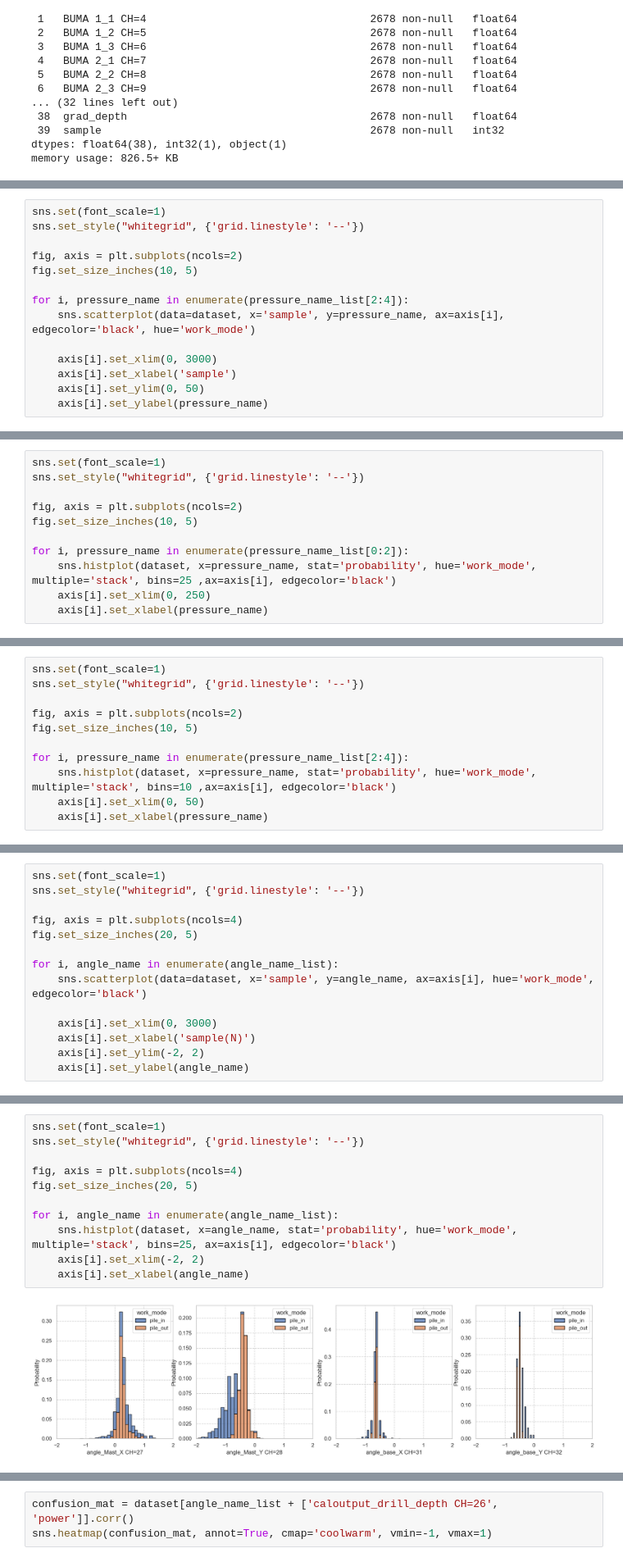
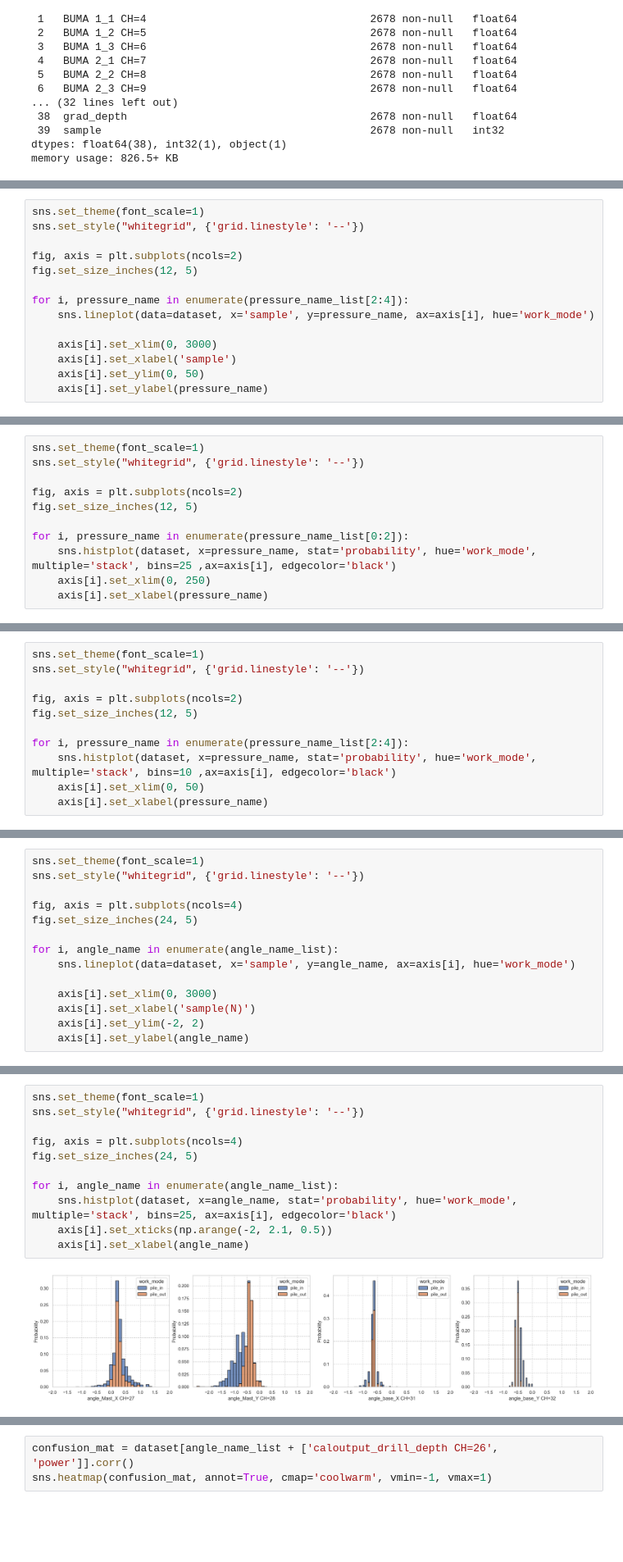
Before and after one commit to jinbeomjeong/forecast_pile_driver_load, a Jupyter notebook: analysis_logging_data.ipynb, the cells around one changed output, grey strips where cells are left out. Shown: that part at 82% size. Drawn from its saved outputs; the diff is of its cells as text; blank space fills up the shorter version.

```diff
--- a/analysis_logging_data.ipynb
+++ b/analysis_logging_data.ipynb
@@ -113,12 +139,12 @@ for i, pressure_name in enumerate(pressure_name_list[0:2]):
 # %%
-sns.set(font_scale=1)
+sns.set_theme(font_scale=1)
 sns.set_style("whitegrid", {'grid.linestyle': '--'})
 
 fig, axis = plt.subplots(ncols=2)
-fig.set_size_inches(10, 5)
+fig.set_size_inches(12, 5)
 
 for i, pressure_name in enumerate(pressure_name_list[2:4]):
-    sns.scatterplot(data=dataset, x='sample', y=pressure_name, ax=axis[i], edgecolor='black', hue='work_mode')
+    sns.lineplot(data=dataset, x='sample', y=pressure_name, ax=axis[i], hue='work_mode')
 
     axis[i].set_xlim(0, 3000)
     axis[i].set_xlabel('sample')
@@ -129,9 +181,9 @@ for i, pressure_name in enumerate(pressure_name_list[2:4]):
 # %%
-sns.set(font_scale=1)
+sns.set_theme(font_scale=1)
 sns.set_style("whitegrid", {'grid.linestyle': '--'})
 
 fig, axis = plt.subplots(ncols=2)
-fig.set_size_inches(10, 5)
+fig.set_size_inches(12, 5)
 
 for i, pressure_name in enumerate(pressure_name_list[0:2]):
     sns.histplot(dataset, x=pressure_name, stat='probability', hue='work_mode', multiple='stack', bins=25 ,ax=axis[i], edgecolor='black')
@@ -142,9 +194,9 @@ for i, pressure_name in enumerate(pressure_name_list[0:2]):
 # %%
-sns.set(font_scale=1)
+sns.set_theme(font_scale=1)
 sns.set_style("whitegrid", {'grid.linestyle': '--'})
 
 fig, axis = plt.subplots(ncols=2)
-fig.set_size_inches(10, 5)
+fig.set_size_inches(12, 5)
 
 for i, pressure_name in enumerate(pressure_name_list[2:4]):
     sns.histplot(dataset, x=pressure_name, stat='probability', hue='work_mode', multiple='stack', bins=10 ,ax=axis[i], edgecolor='black')
@@ -155,12 +207,12 @@ for i, pressure_name in enumerate(pressure_name_list[2:4]):
 # %%
-sns.set(font_scale=1)
+sns.set_theme(font_scale=1)
 sns.set_style("whitegrid", {'grid.linestyle': '--'})
 
 fig, axis = plt.subplots(ncols=4)
-fig.set_size_inches(20, 5)
+fig.set_size_inches(24, 5)
 
 for i, angle_name in enumerate(angle_name_list):
-    sns.scatterplot(data=dataset, x='sample', y=angle_name, ax=axis[i], hue='work_mode', edgecolor='black')
+    sns.lineplot(data=dataset, x='sample', y=angle_name, ax=axis[i], hue='work_mode')
 
     axis[i].set_xlim(0, 3000)
     axis[i].set_xlabel('sample(N)')
@@ -171,14 +223,14 @@ for i, angle_name in enumerate(angle_name_list):
 # %%
-sns.set(font_scale=1)
+sns.set_theme(font_scale=1)
 sns.set_style("whitegrid", {'grid.linestyle': '--'})
 
 fig, axis = plt.subplots(ncols=4)
-fig.set_size_inches(20, 5)
+fig.set_size_inches(24, 5)
 
 for i, angle_name in enumerate(angle_name_list):
     sns.histplot(dataset, x=angle_name, stat='probability', hue='work_mode', multiple='stack', bins=25, ax=axis[i], edgecolor='black')
-    axis[i].set_xlim(-2, 2)
+    axis[i].set_xticks(np.arange(-2, 2.1, 0.5))
     axis[i].set_xlabel(angle_name)
 # %% [output]
-[figure, old version]
+[figure, new version]
 # %%
```
Also changed, not shown: parts of 23 cells of this notebook, 4 other files.
